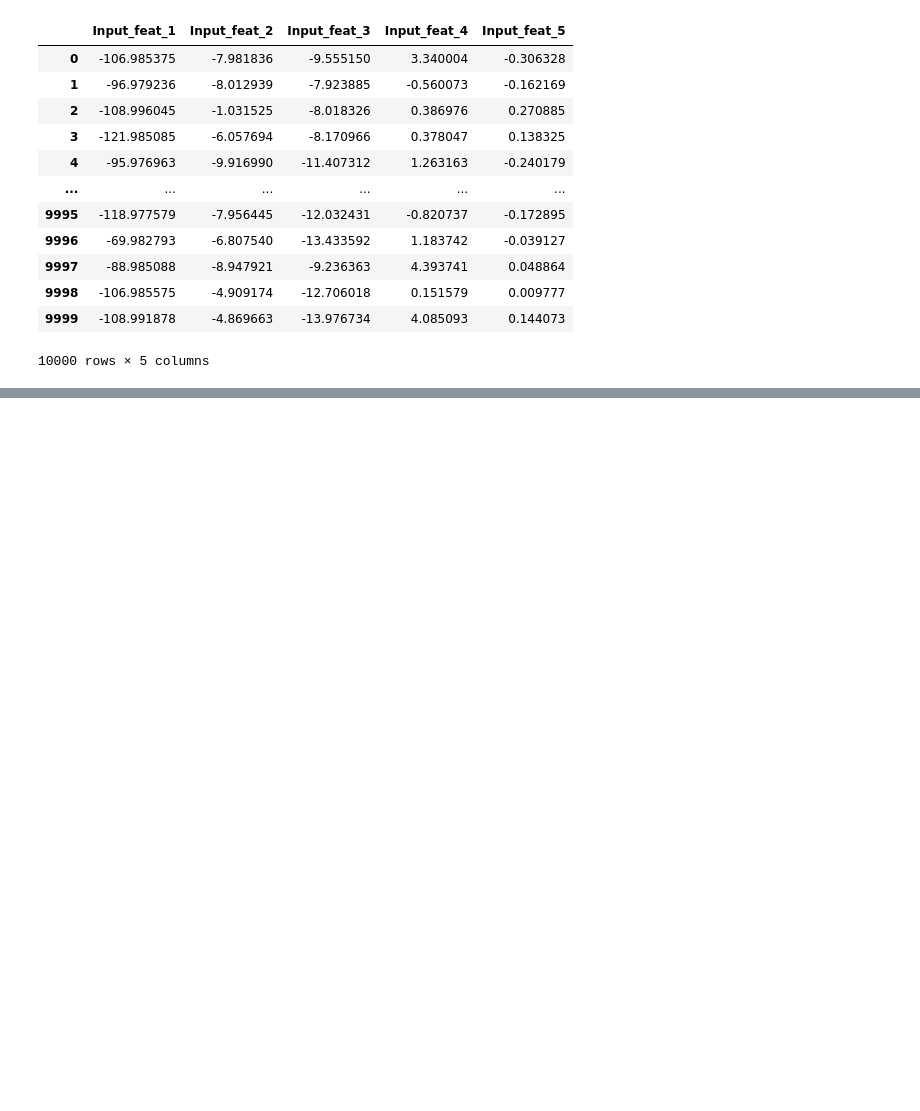
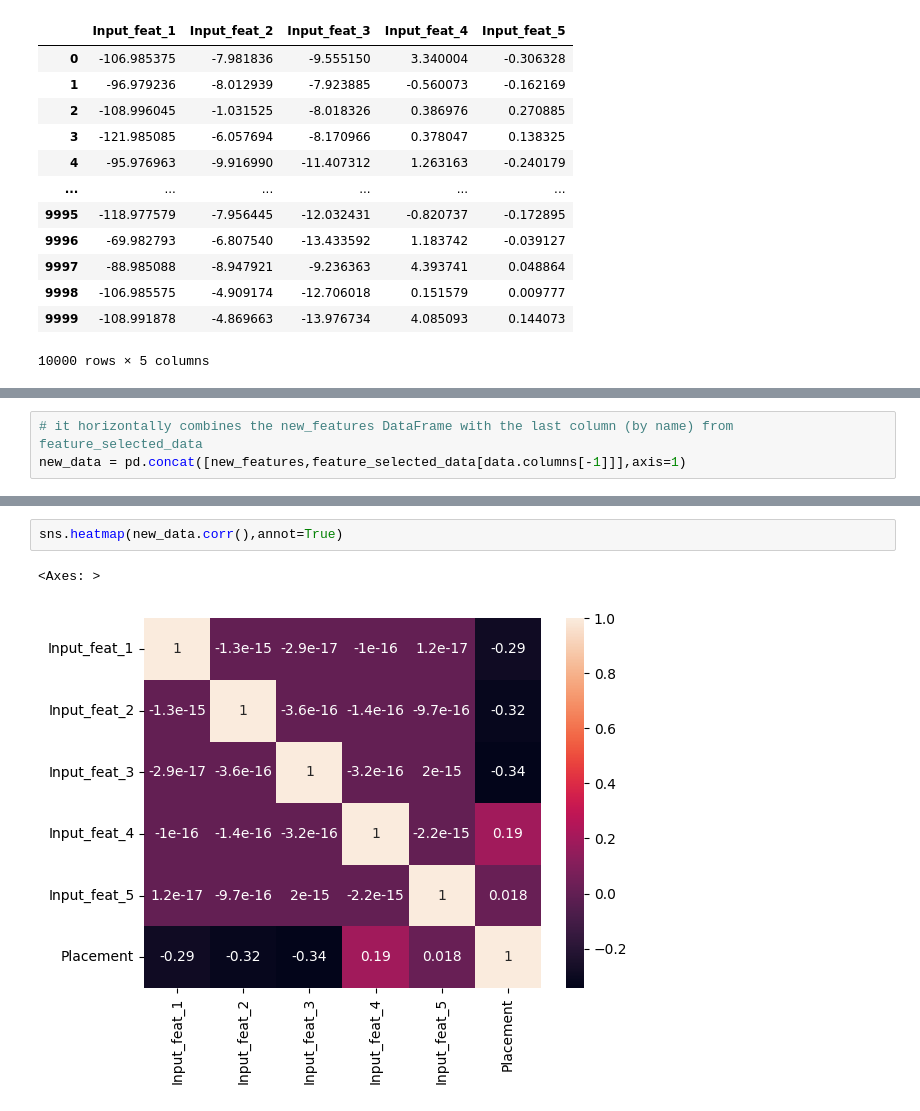
Before and after one commit to Sagittarius1377/DS-project-1, a Jupyter notebook: ds-project-1.ipynb, the cells around one changed output, grey strips where cells are left out. Drawn from its saved outputs; the diff is of its cells as text; blank space fills up the shorter version.

```diff
--- a/ds-project-1.ipynb
+++ b/ds-project-1.ipynb
@@ -365,0 +366,3 @@ sns.heatmap(new_features.cov(), annot=True)
+# %%
+# it horizontally combines the new_features DataFrame with the last column (by name) from feature_selected_data
+new_data = pd.concat([new_features,feature_selected_data[data.columns[-1]]],axis=1)
@@ -365,0 +385,5 @@ sns.heatmap(new_features.cov(), annot=True)
+# %%
+sns.heatmap(new_data.corr(),annot=True)
+# %% [output]
+<Axes: >
+[figure, added]
```
Also changed, not shown: parts of 4 cells of this notebook.
